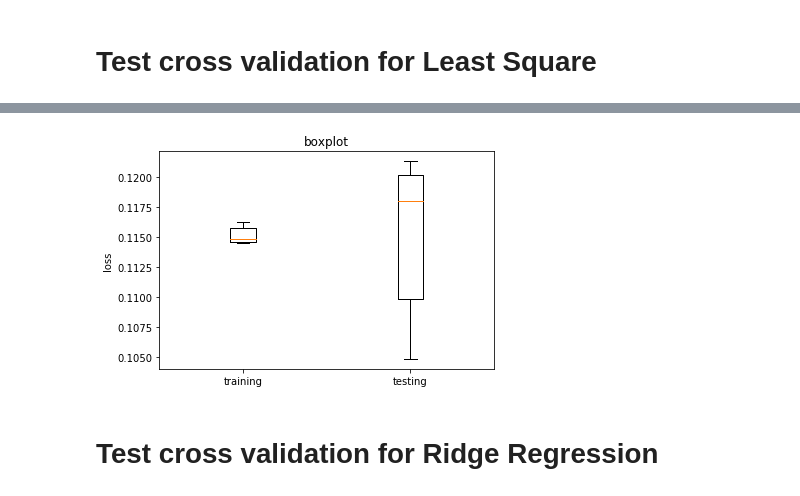
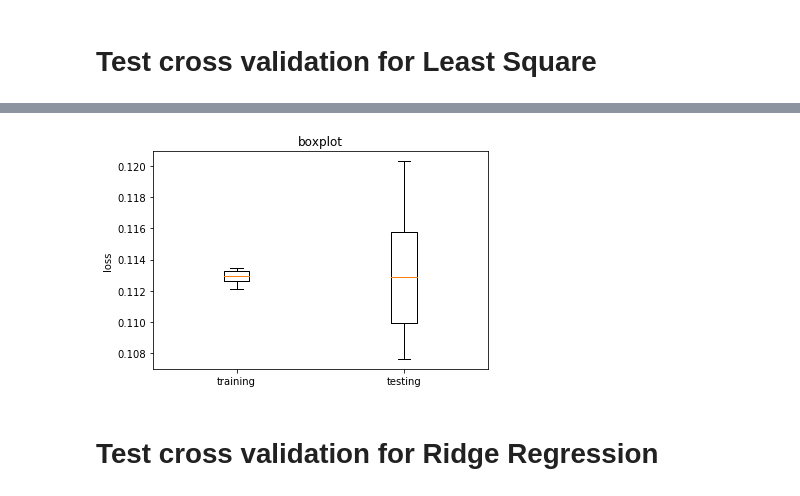
Before and after one commit to iricchi/Project1_ML, a Jupyter notebook: code/COMMON/test_cross_validation.ipynb, the cells around one changed output, grey strips where cells are left out. Drawn from its saved outputs; the diff is of its cells as text; code cells hidden in the pictures.

Commit message:
changes costs, cross validation, implementations, tests

```diff
--- a/code/COMMON/test_cross_validation.ipynb
+++ b/code/COMMON/test_cross_validation.ipynb
@@ -11,7 +15,6 @@ from cross_validation import *
 # %% [markdown]
 # Create a dataset
 # %%
-from build_poly import build_poly
 from standard import standardize
 
 # number of samples in the dataset
@@ -29,6 +32,10 @@ y = np.sin(x[:,0]) + offset + noiseLevel * np.random.randn(num_data).T
 # standardize
 x, mean_x, std_x = standardize(x)
 
+# build polynomial basis
+degree = 3
+phi = build_poly(x, degree)
+
 print('x: ', x.shape)
 print('y: ', y.shape)
 # %% [output]
@@ -41,11 +48,10 @@ y:  (1000,)
 arg_ls = dict()
 arg_ls['method'] = 'ls'
 arg_ls['loss'] = 'rmse'
-arg_ls['degree'] = 3
 arg_ls['k_fold'] = 10
 
 # cross validation
-w_tr_tot, loss_tr_tot, loss_te_tot = cross_validation(y, x, arg_ls)
+w_tr_tot, loss_tr_tot, loss_te_tot = cross_validation(y, phi, arg_ls)
 
 # optimal weights minimize the testing error
 w_opt = w_tr_tot[np.argmin(loss_te_tot)]
@@ -64,4 +70,4 @@ Mean testing loss:  0.115568075492
-[figure, old version]
+[figure, new version]
 # %% [markdown]
 # Test cross validation for Ridge Regression
 # %%
```
Also changed, not shown: parts of 7 cells of this notebook, 5 other files.
